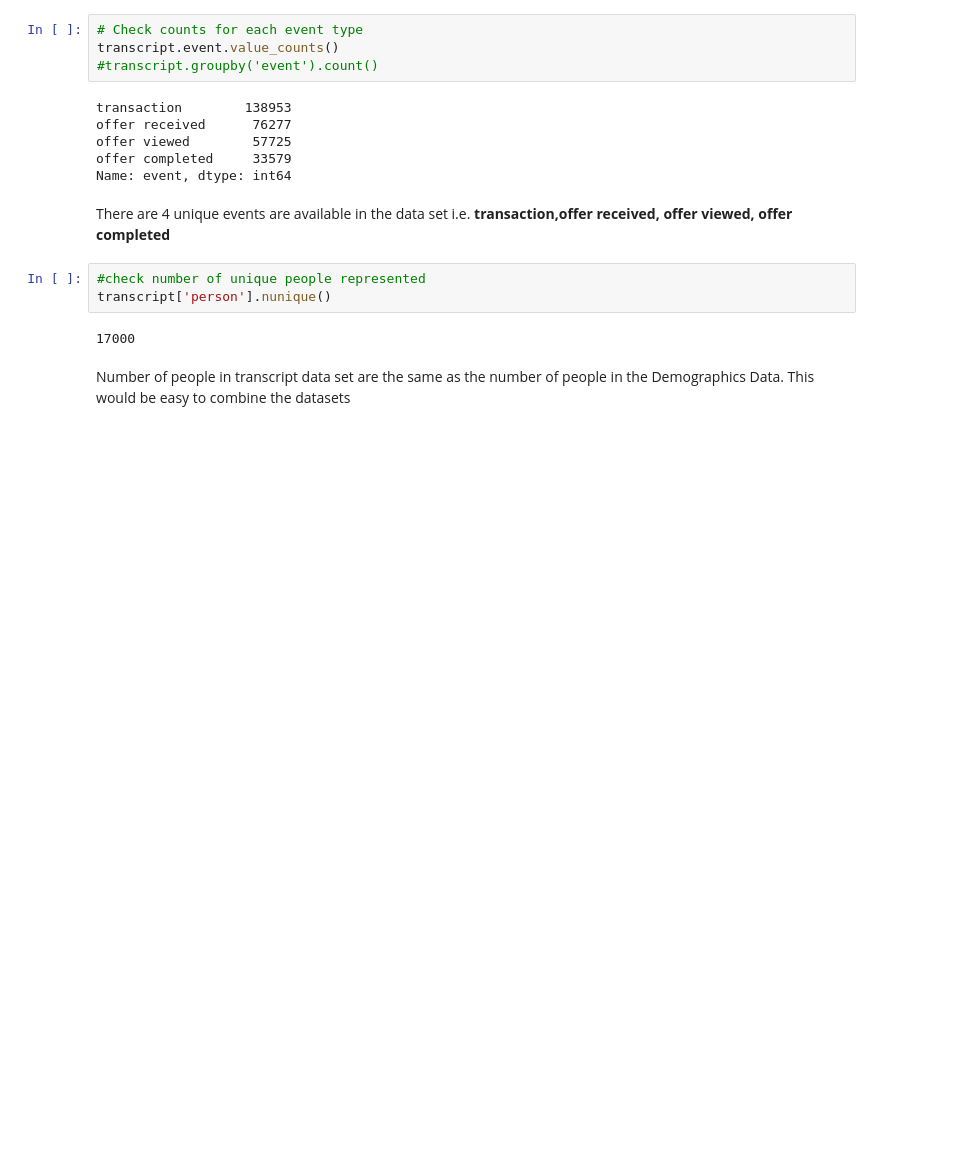
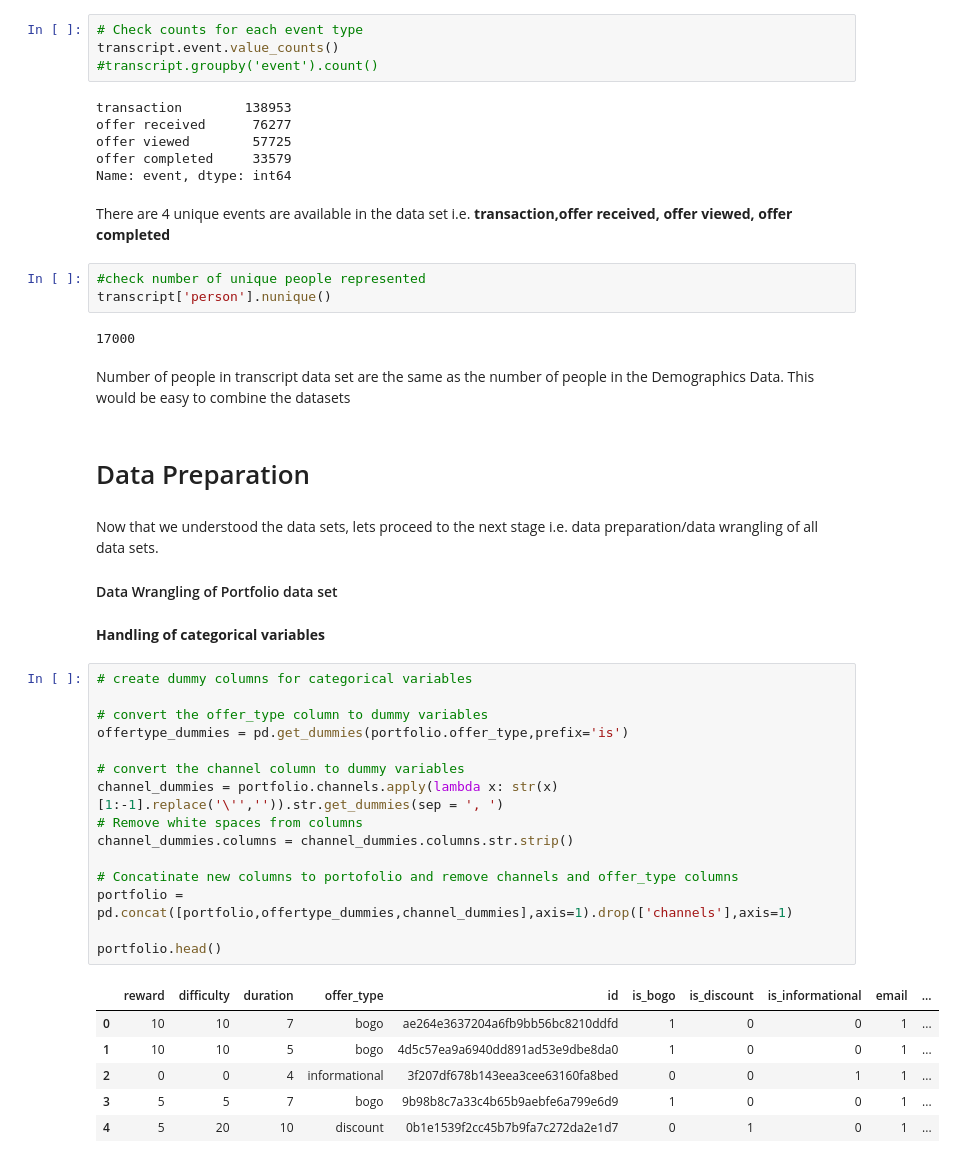
Before and after one commit to SiddharthSabat/Data-Science-and-ML-Portfolio, a Jupyter notebook: Data_Scientist_Starbucks_Capstone/Starbucks_Capstone_notebook.ipynb, the cells around one changed output. Cells and saved outputs as stored; diff of their text form; blank space fills up the shorter version.

Commit message:
Data Preparation Part Complete

```diff
--- a/Data_Scientist_Starbucks_Capstone/Starbucks_Capstone_notebook.ipynb
+++ b/Data_Scientist_Starbucks_Capstone/Starbucks_Capstone_notebook.ipynb
@@ -302,3 +296,33 @@ transcript['person'].nunique()
 17000
 # %% [markdown]
 Number of people in transcript data set are the same as the number of people in the Demographics Data. This would be easy to combine the datasets
+# %% [markdown]
+# Data Preparation
+# %% [markdown]
+Now that we understood the data sets, lets proceed to the next stage i.e. data preparation/data wrangling of all data sets.
+
+#### Data Wrangling of Portfolio data set
+# %% [markdown]
+**Handling of categorical variables**
+# %%
+# create dummy columns for categorical variables
+
+# convert the offer_type column to dummy variables
+offertype_dummies = pd.get_dummies(portfolio.offer_type,prefix='is')
+
+# convert the channel column to dummy variables
+channel_dummies = portfolio.channels.apply(lambda x: str(x)[1:-1].replace('\'','')).str.get_dummies(sep = ', ')
+# Remove white spaces from columns
+channel_dummies.columns = channel_dummies.columns.str.strip()
+
+# Concatinate new columns to portofolio and remove channels and offer_type columns
+portfolio = pd.concat([portfolio,offertype_dummies,channel_dummies],axis=1).drop(['channels'],axis=1)
+
+portfolio.head()
+# %% [output]
+|  | reward | difficulty | duration | offer_type | id | is_bogo | is_discount | is_informational | email | ... |
+| 0 | 10 | 10 | 7 | bogo | ae264e3637204a6fb9bb56bc8210ddfd | 1 | 0 | 0 | 1 | ... |
+| 1 | 10 | 10 | 5 | bogo | 4d5c57ea9a6940dd891ad53e9dbe8da0 | 1 | 0 | 0 | 1 | ... |
+| 2 | 0 | 0 | 4 | informational | 3f207df678b143eea3cee63160fa8bed | 0 | 0 | 1 | 1 | ... |
+| 3 | 5 | 5 | 7 | bogo | 9b98b8c7a33c4b65b9aebfe6a799e6d9 | 1 | 0 | 0 | 1 | ... |
+| 4 | 5 | 20 | 10 | discount | 0b1e1539f2cc45b7b9fa7c272da2e1d7 | 0 | 1 | 0 | 1 | ... |
```
Also changed, not shown: parts of 8 cells of this notebook.
